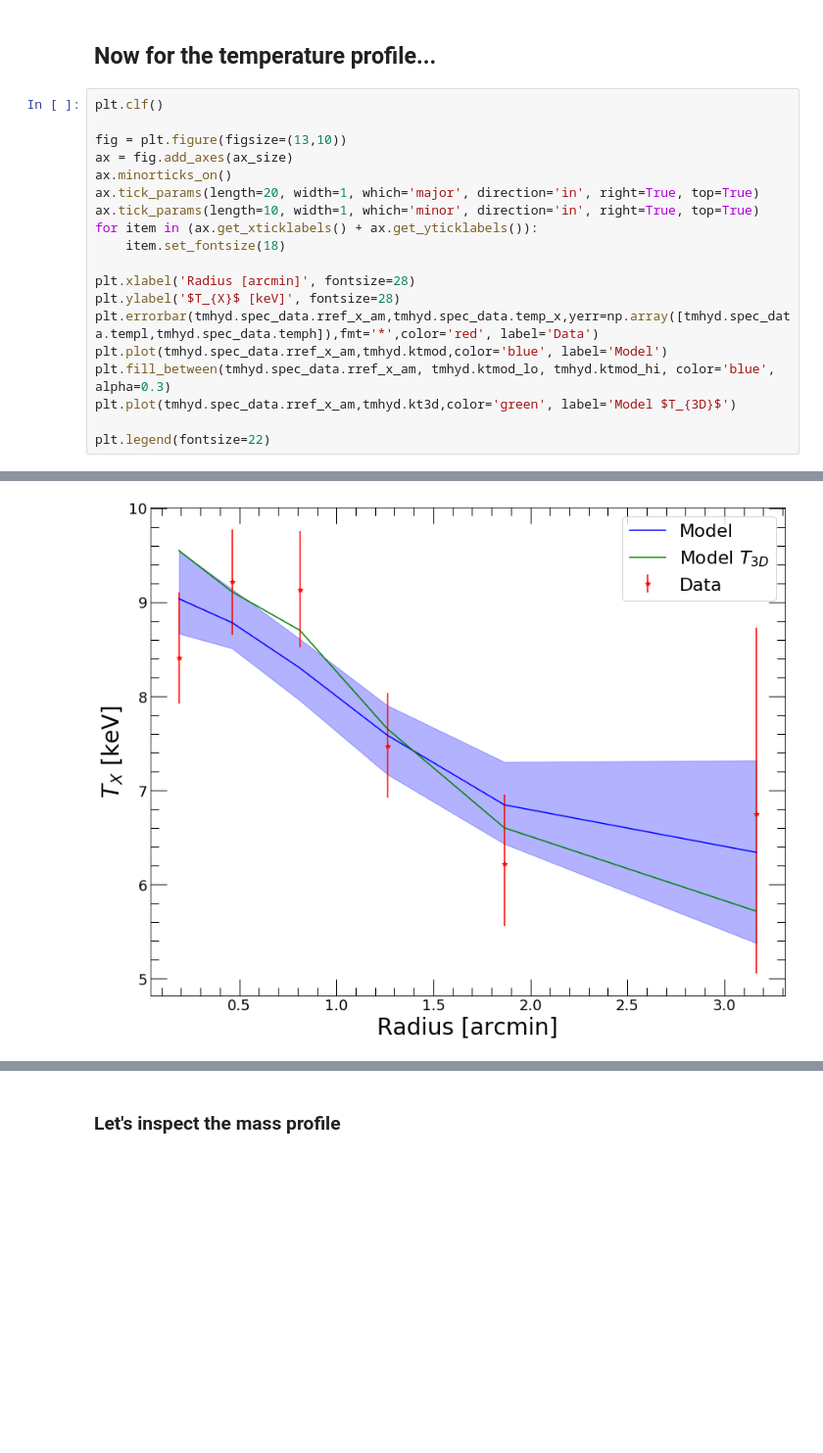
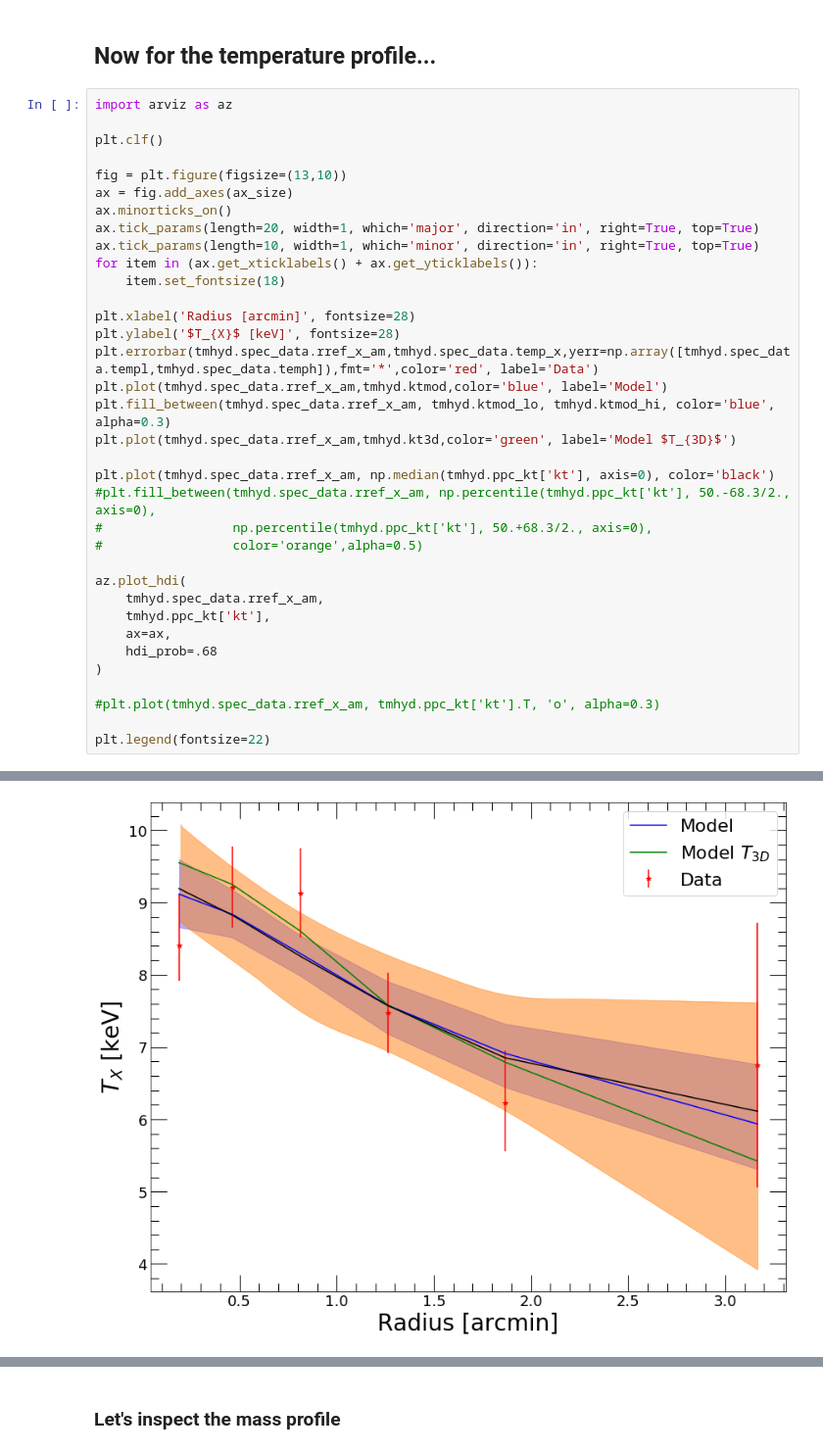
Before and after one commit to domeckert/hydromass, a Jupyter notebook: MACS0451.ipynb, the cells around one changed output, grey strips where cells are left out. Shown at 98% size. Drawn from its saved outputs; the diff is of its cells as text; blank space fills up the shorter version.

```diff
--- a/MACS0451.ipynb
+++ b/MACS0451.ipynb
@@ -337,25 +369,41 @@ plt.errorbar(p2.bins, p2.profile, xerr=p2.ebins, yerr=p2.eprof, fmt='o', color='
 # %% [markdown]
 ## Now for the temperature profile...
 # %%
+import arviz as az
+
 plt.clf()
 
 fig = plt.figure(figsize=(13,10))
 ax = fig.add_axes(ax_size)
 ax.minorticks_on()
 ax.tick_params(length=20, width=1, which='major', direction='in', right=True, top=True)
 ax.tick_params(length=10, width=1, which='minor', direction='in', right=True, top=True)
 for item in (ax.get_xticklabels() + ax.get_yticklabels()):
     item.set_fontsize(18)
 
 plt.xlabel('Radius [arcmin]', fontsize=28)
 plt.ylabel('$T_{X}$ [keV]', fontsize=28)
 plt.errorbar(tmhyd.spec_data.rref_x_am,tmhyd.spec_data.temp_x,yerr=np.array([tmhyd.spec_data.templ,tmhyd.spec_data.temph]),fmt='*',color='red', label='Data')
 plt.plot(tmhyd.spec_data.rref_x_am,tmhyd.ktmod,color='blue', label='Model')
 plt.fill_between(tmhyd.spec_data.rref_x_am, tmhyd.ktmod_lo, tmhyd.ktmod_hi, color='blue', alpha=0.3)
 plt.plot(tmhyd.spec_data.rref_x_am,tmhyd.kt3d,color='green', label='Model $T_{3D}$')
 
+plt.plot(tmhyd.spec_data.rref_x_am, np.median(tmhyd.ppc_kt['kt'], axis=0), color='black')
+#plt.fill_between(tmhyd.spec_data.rref_x_am, np.percentile(tmhyd.ppc_kt['kt'], 50.-68.3/2., axis=0),
+#                 np.percentile(tmhyd.ppc_kt['kt'], 50.+68.3/2., axis=0),
+#                 color='orange',alpha=0.5)
+
+az.plot_hdi(
+    tmhyd.spec_data.rref_x_am,
+    tmhyd.ppc_kt['kt'],
+    ax=ax,
+    hdi_prob=.68
+)
+
+#plt.plot(tmhyd.spec_data.rref_x_am, tmhyd.ppc_kt['kt'].T, 'o', alpha=0.3)
+
 plt.legend(fontsize=22)
 # %% [output]
 <matplotlib.legend.Legend at 0x...>
 <Figure size 432x288 with 0 Axes>
-[figure, old version]
+[figure, new version]
```
Also changed, not shown: parts of 9 cells of this notebook, 2 other files.
